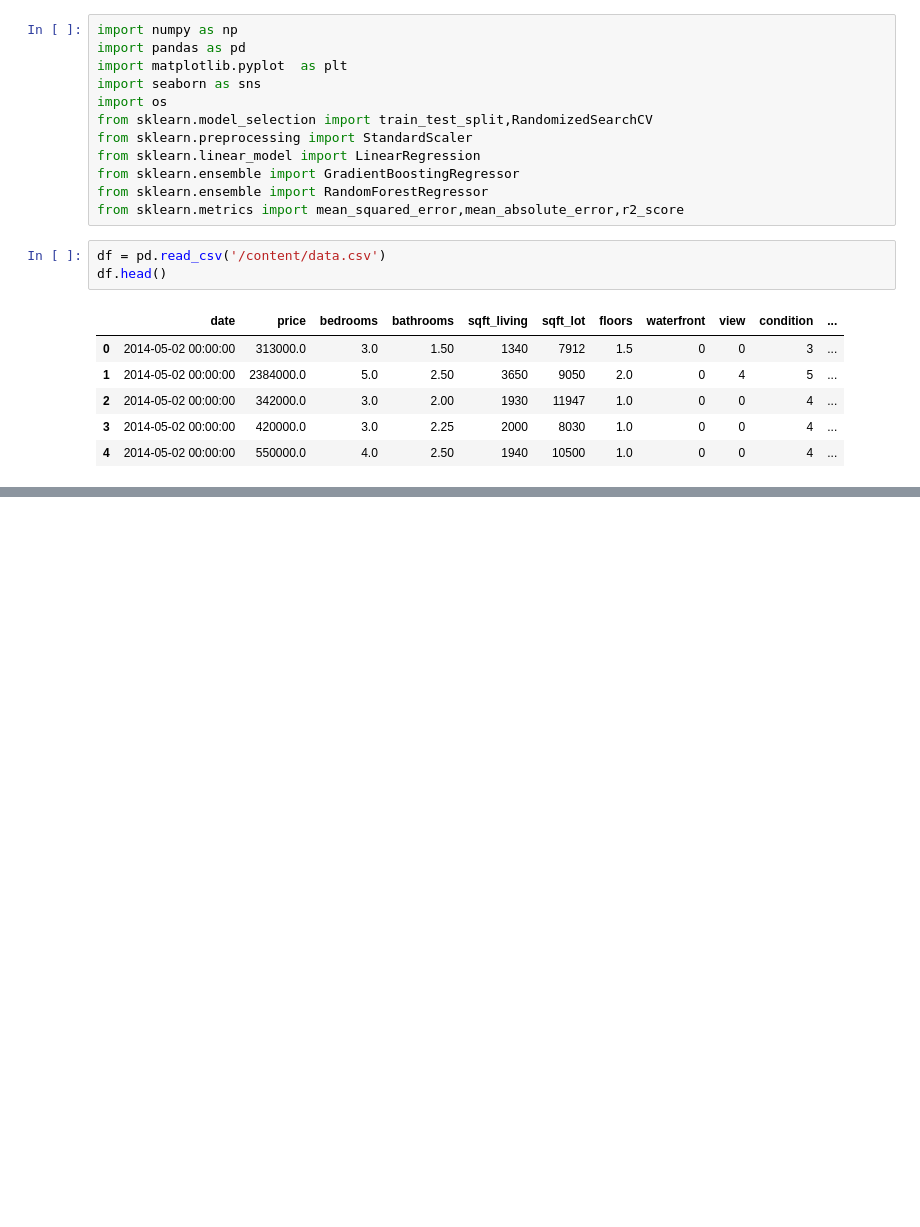
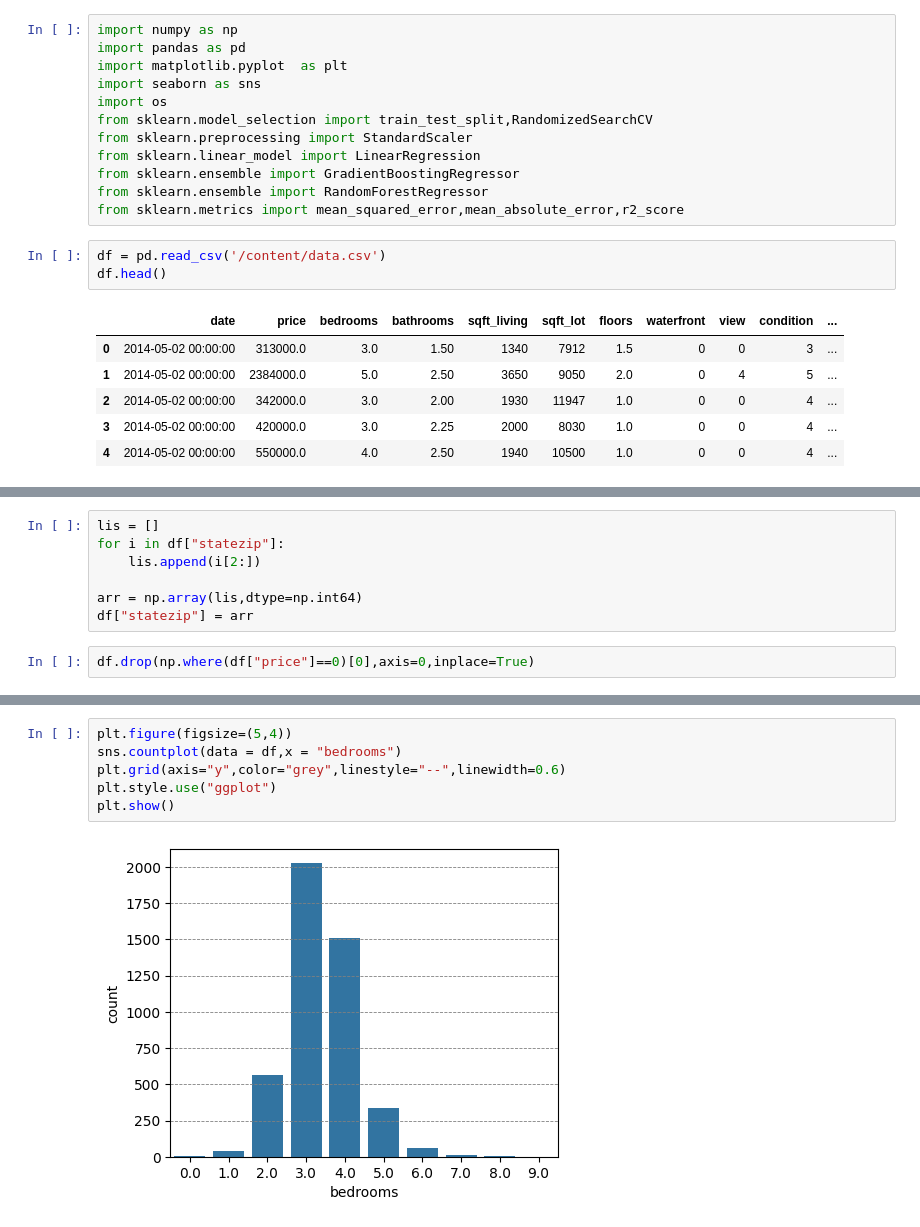
Before and after one commit to Aleena24/PRODIGY_ML, a Jupyter notebook: PRODIGY_ML_01.ipynb, the cells around one changed output, grey strips where cells are left out. Cells and saved outputs as stored; diff of their text form; blank space fills up the shorter version.

```diff
--- a/PRODIGY_ML_01.ipynb
+++ b/PRODIGY_ML_01.ipynb
@@ -24,0 +102,9 @@ df.head()
+# %%
+lis = []
+for i in df["statezip"]:
+    lis.append(i[2:])
+
+arr = np.array(lis,dtype=np.int64)
+df["statezip"] = arr
+# %%
+df.drop(np.where(df["price"]==0)[0],axis=0,inplace=True)
@@ -24,0 +123,8 @@ df.head()
+# %%
+plt.figure(figsize=(5,4))
+sns.countplot(data = df,x = "bedrooms")
+plt.grid(axis="y",color="grey",linestyle="--",linewidth=0.6)
+plt.style.use("ggplot")
+plt.show()
+# %% [output]
+[figure, added]
```
Also changed, not shown: parts of 36 cells of this notebook.
